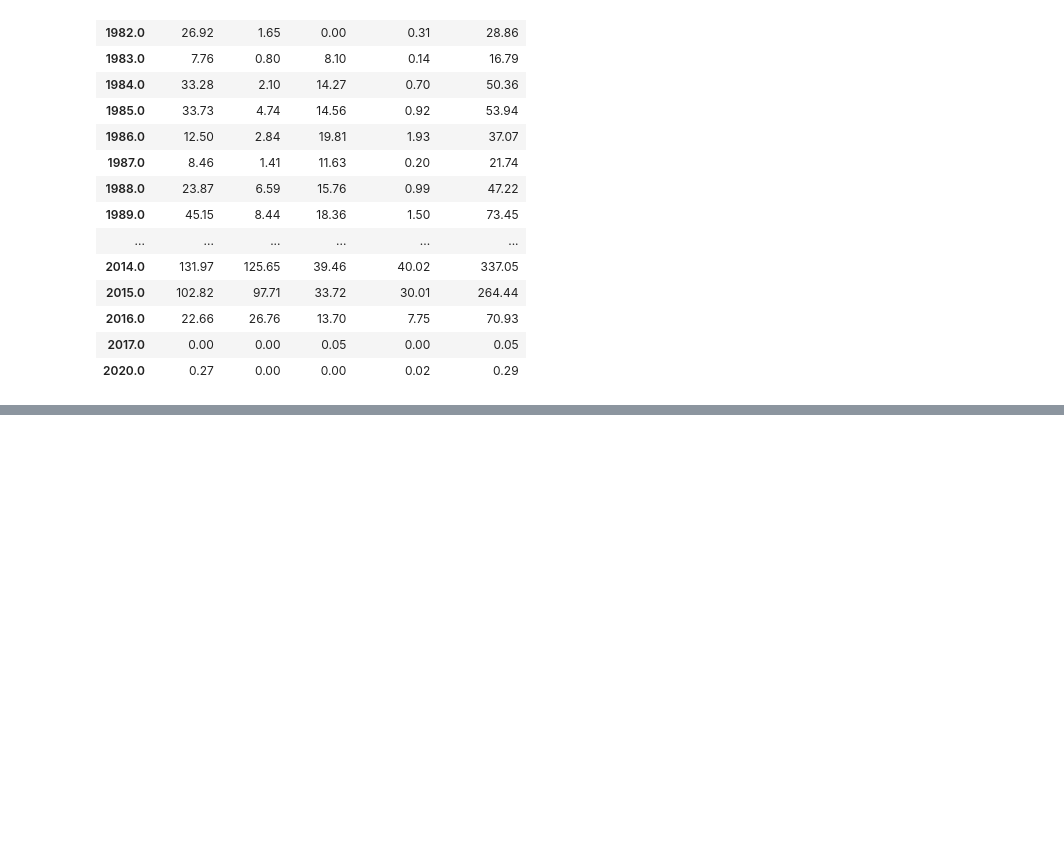
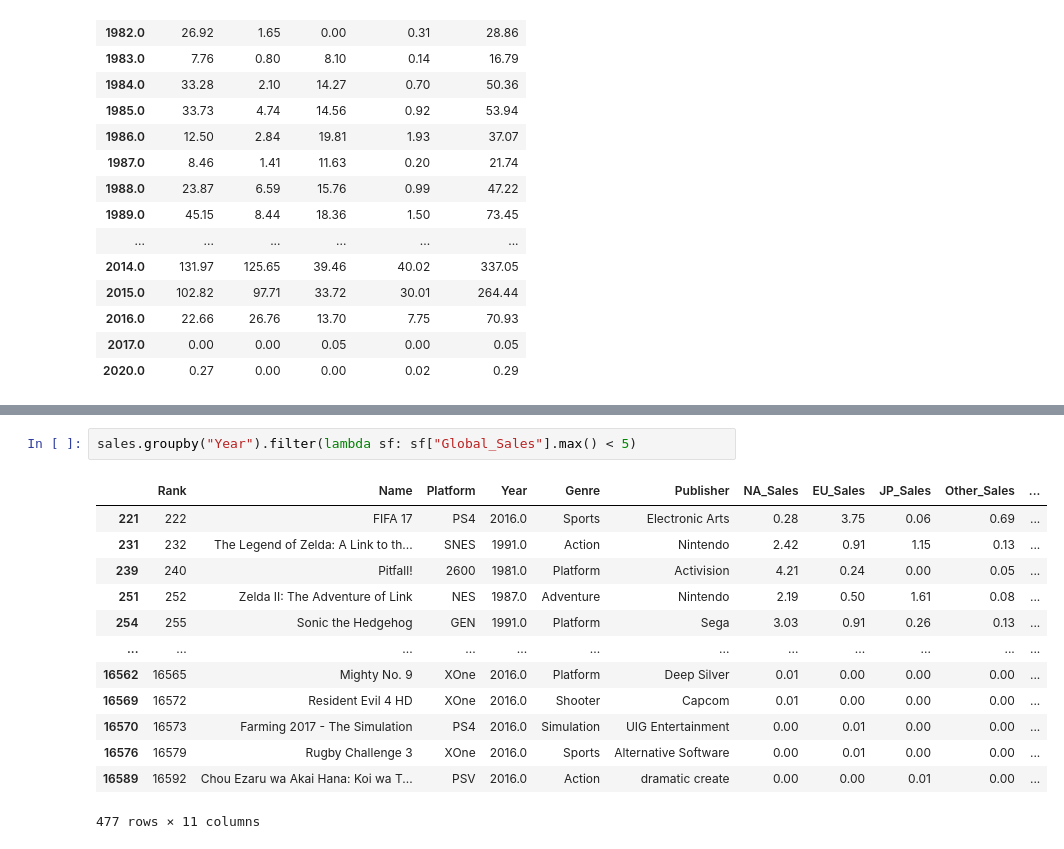
Before and after one commit to jordanarlan/UC-Berkeley-DS100, a Jupyter notebook: Week 2/Pandas III Notes.ipynb, the cells around one changed output, grey strips where cells are left out. Cells and saved outputs as stored; diff of their text form; blank space fills up the shorter version.

```diff
--- a/Week 2/Pandas III Notes.ipynb
+++ b/Week 2/Pandas III Notes.ipynb
@@ -59,0 +102,16 @@ sales[["Genre", "NA_Sales", "EU_Sales", "JP_Sales", "Other_Sales", "Global_Sales
+# %%
+sales.groupby("Year").filter(lambda sf: sf["Global_Sales"].max() < 5)
+# %% [output]
+|  | Rank | Name | Platform | Year | Genre | Publisher | NA_Sales | EU_Sales | JP_Sales | Other_Sales | ... |
+| 221 | 222 | FIFA 17 | PS4 | 2016.0 | Sports | Electronic Arts | 0.28 | 3.75 | 0.06 | 0.69 | ... |
+| 231 | 232 | The Legend of Zelda: A Link to th... | SNES | 1991.0 | Action | Nintendo | 2.42 | 0.91 | 1.15 | 0.13 | ... |
+| 239 | 240 | Pitfall! | 2600 | 1981.0 | Platform | Activision | 4.21 | 0.24 | 0.00 | 0.05 | ... |
+| 251 | 252 | Zelda II: The Adventure of Link | NES | 1987.0 | Adventure | Nintendo | 2.19 | 0.50 | 1.61 | 0.08 | ... |
+| 254 | 255 | Sonic the Hedgehog | GEN | 1991.0 | Platform | Sega | 3.03 | 0.91 | 0.26 | 0.13 | ... |
+| ... | ... | ... | ... | ... | ... | ... | ... | ... | ... | ... | ... |
+| 16562 | 16565 | Mighty No. 9 | XOne | 2016.0 | Platform | Deep Silver | 0.01 | 0.00 | 0.00 | 0.00 | ... |
+| 16569 | 16572 | Resident Evil 4 HD | XOne | 2016.0 | Shooter | Capcom | 0.01 | 0.00 | 0.00 | 0.00 | ... |
+| 16570 | 16573 | Farming 2017 - The Simulation | PS4 | 2016.0 | Simulation | UIG Entertainment | 0.00 | 0.01 | 0.00 | 0.00 | ... |
+| 16576 | 16579 | Rugby Challenge 3 | XOne | 2016.0 | Sports | Alternative Software | 0.00 | 0.01 | 0.00 | 0.00 | ... |
+| 16589 | 16592 | Chou Ezaru wa Akai Hana: Koi wa T... | PSV | 2016.0 | Action | dramatic create | 0.00 | 0.00 | 0.01 | 0.00 | ... |
+477 rows × 11 columns
```
Also changed, not shown: parts of 5 cells of this notebook.
